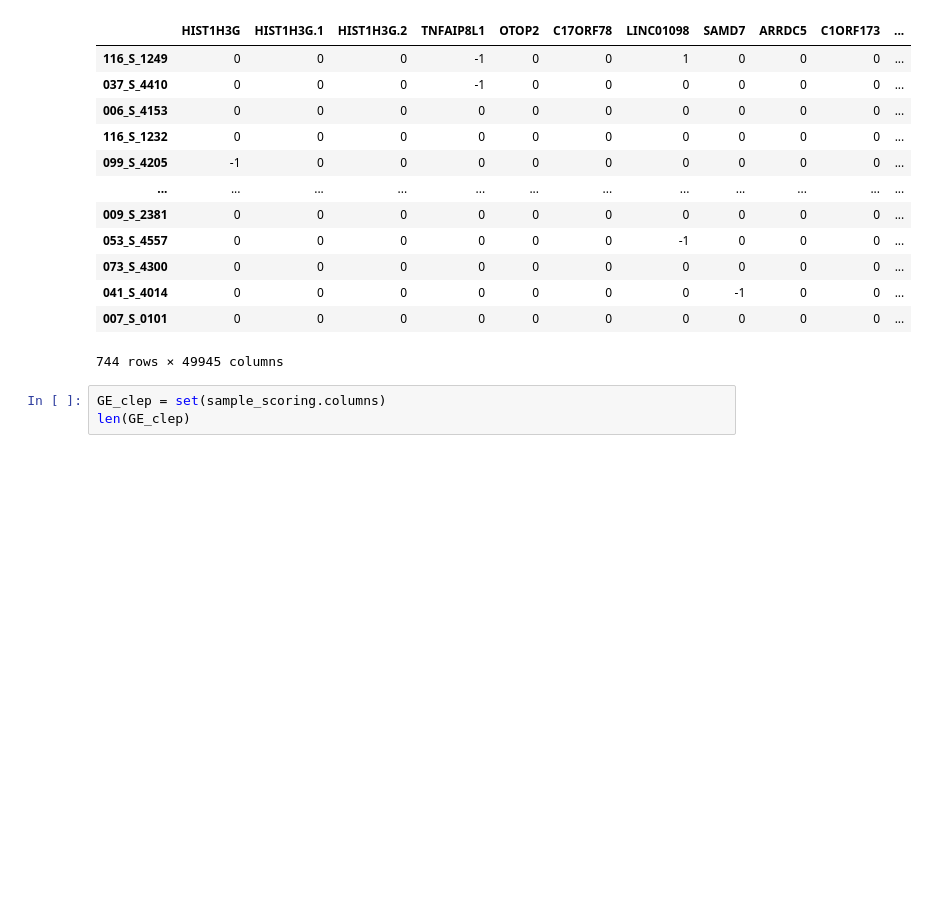
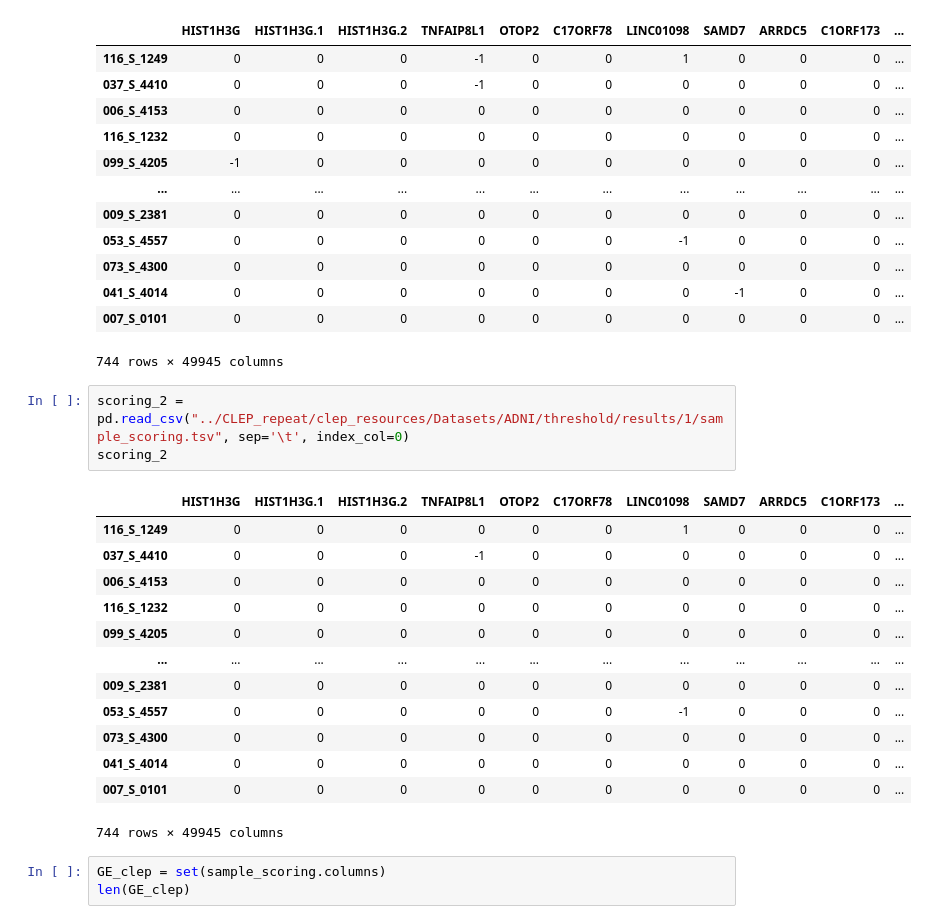
Before and after one commit to Xiaoxuan-Yu-ty/HybridKG, a Jupyter notebook: CLEP_repeat/repeat_resource.ipynb, the cells around one changed output. Saved outputs shown, nothing was run; the diff lists cells and outputs as text; blank space fills up the shorter version.

```diff
--- a/CLEP_repeat/repeat_resource.ipynb
+++ b/CLEP_repeat/repeat_resource.ipynb
@@ -54,6 +113,23 @@ sample_scoring
 | 041_S_4014 | 0 | 0 | 0 | 0 | 0 | 0 | 0 | -1 | 0 | 0 | ... |
 | 007_S_0101 | 0 | 0 | 0 | 0 | 0 | 0 | 0 | 0 | 0 | 0 | ... |
 744 rows × 49945 columns
+# %%
+scoring_2 = pd.read_csv("../CLEP_repeat/clep_resources/Datasets/ADNI/threshold/results/1/sample_scoring.tsv", sep='\t', index_col=0)
+scoring_2
+# %% [output]
+|  | HIST1H3G | HIST1H3G.1 | HIST1H3G.2 | TNFAIP8L1 | OTOP2 | C17ORF78 | LINC01098 | SAMD7 | ARRDC5 | C1ORF173 | ... |
+| 116_S_1249 | 0 | 0 | 0 | 0 | 0 | 0 | 1 | 0 | 0 | 0 | ... |
+| 037_S_4410 | 0 | 0 | 0 | -1 | 0 | 0 | 0 | 0 | 0 | 0 | ... |
+| 006_S_4153 | 0 | 0 | 0 | 0 | 0 | 0 | 0 | 0 | 0 | 0 | ... |
+| 116_S_1232 | 0 | 0 | 0 | 0 | 0 | 0 | 0 | 0 | 0 | 0 | ... |
+| 099_S_4205 | 0 | 0 | 0 | 0 | 0 | 0 | 0 | 0 | 0 | 0 | ... |
+| ... | ... | ... | ... | ... | ... | ... | ... | ... | ... | ... | ... |
+| 009_S_2381 | 0 | 0 | 0 | 0 | 0 | 0 | 0 | 0 | 0 | 0 | ... |
+| 053_S_4557 | 0 | 0 | 0 | 0 | 0 | 0 | -1 | 0 | 0 | 0 | ... |
+| 073_S_4300 | 0 | 0 | 0 | 0 | 0 | 0 | 0 | 0 | 0 | 0 | ... |
+| 041_S_4014 | 0 | 0 | 0 | 0 | 0 | 0 | 0 | 0 | 0 | 0 | ... |
+| 007_S_0101 | 0 | 0 | 0 | 0 | 0 | 0 | 0 | 0 | 0 | 0 | ... |
+744 rows × 49945 columns
 # %%
 GE_clep = set(sample_scoring.columns)
 len(GE_clep)
```
Also changed, not shown: parts of 32 cells of this notebook, 6 other files.
